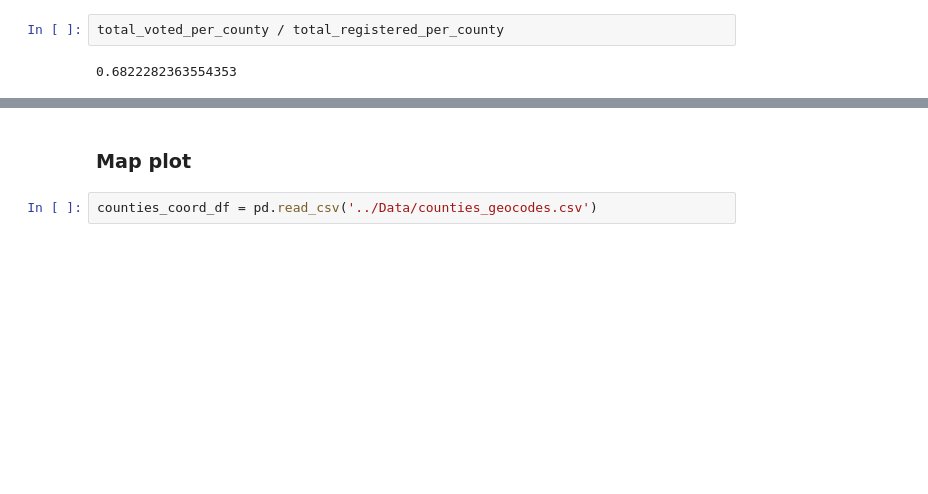
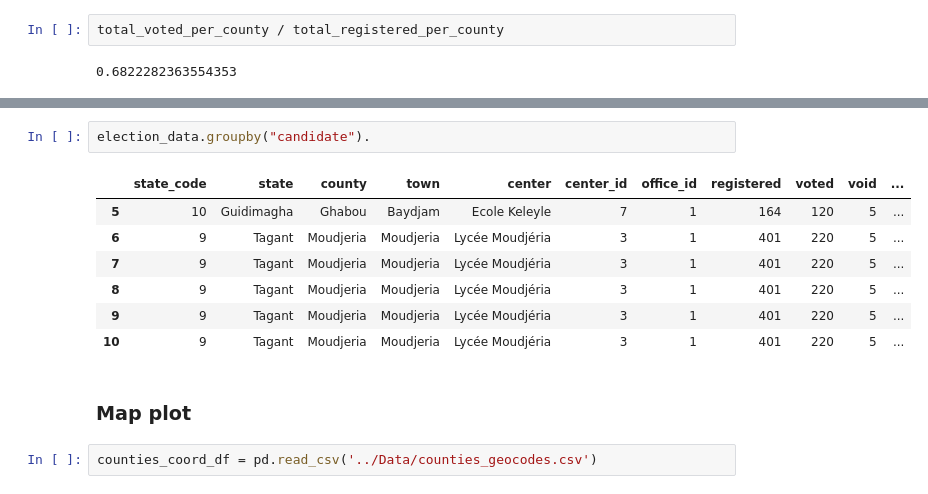
Before and after one commit to Mauritycs/2019_Election_Results, a Jupyter notebook: Notebooks/Visualizations.ipynb, the cells around one changed output, grey strips where cells are left out. Cells and saved outputs as stored; diff of their text form; blank space fills up the shorter version.

```diff
--- a/Notebooks/Visualizations.ipynb
+++ b/Notebooks/Visualizations.ipynb
@@ -404,3 +424,13 @@ election_data.head()
+# %%
+election_data.groupby("candidate").
+# %% [output]
+|  | state_code | state | county | town | center | center_id | office_id | registered | voted | void | ... |
+| 5 | 10 | Guidimagha | Ghabou | Baydjam | Ecole Keleyle | 7 | 1 | 164 | 120 | 5 | ... |
+| 6 | 9 | Tagant | Moudjeria | Moudjeria | Lycée Moudjéria | 3 | 1 | 401 | 220 | 5 | ... |
+| 7 | 9 | Tagant | Moudjeria | Moudjeria | Lycée Moudjéria | 3 | 1 | 401 | 220 | 5 | ... |
+| 8 | 9 | Tagant | Moudjeria | Moudjeria | Lycée Moudjéria | 3 | 1 | 401 | 220 | 5 | ... |
+| 9 | 9 | Tagant | Moudjeria | Moudjeria | Lycée Moudjéria | 3 | 1 | 401 | 220 | 5 | ... |
+| 10 | 9 | Tagant | Moudjeria | Moudjeria | Lycée Moudjéria | 3 | 1 | 401 | 220 | 5 | ... |
 # %% [markdown]
 ### Map plot
 # %%
```
Also changed, not shown: parts of 21 cells of this notebook.
